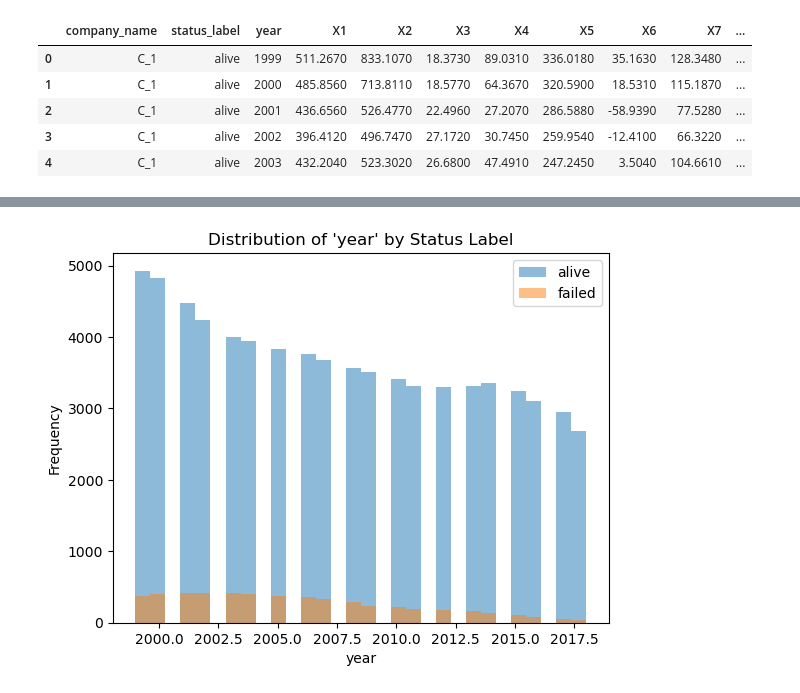
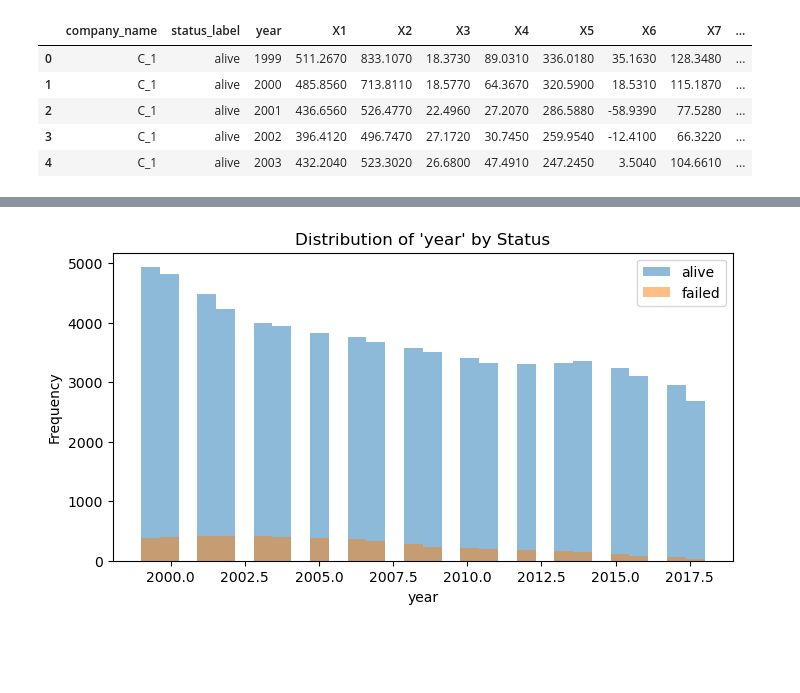
Before and after one commit to yiju-zhao/Company-Bankruptcy-Prediction, a Jupyter notebook: EDA.ipynb, the cells around one changed output, grey strips where cells are left out. Drawn from its saved outputs; the diff is of its cells as text; code cells hidden in the pictures; blank space fills up the shorter version.

```diff
--- a/EDA.ipynb
+++ b/EDA.ipynb
@@ -209,17 +186,0 @@ plt.show()
-# %%
-# Plot the 'failed' statuses by year
-
-# Filter the DataFrame to include only rows where status_label is 'failed'
-failed_df = df[df['status_label'] == 'failed']
-
-# Count the number of 'failed' statuses for each year
-failed_by_year = failed_df['year'].value_counts().sort_index()
-
-# Plot the results using a bar plot
-plt.figure(figsize=(12, 6))
-failed_by_year.plot(kind='bar')
-plt.xlabel('Year')
-plt.ylabel('Number of Failed Statuses')
-plt.title('Number of Failed Statuses by Year')
-plt.xticks(rotation=45)
-plt.show()
@@ -379,50 +288,39 @@ Number of companies with 'alive' status after any 'failed' status: 0
 # %%
-# -------------------------------------------------------------------
-# ADDITIONAL EXPLORATORY DATA ANALYSIS (EDA) IDEAS
-# -------------------------------------------------------------------
-
-import pandas as pd
-import numpy as np
-import matplotlib.pyplot as plt
-
-# 1. Compare Numeric Features by Status (Alive vs Failed)
-#    ----------------------------------------------------
-#    This will help you see how each financial metric differs
-#    on average between companies that are 'alive' vs 'failed'.
+"""
+# 6. ADDITIONAL EDA
+   - Numeric features vs. status_label
+   - Failure rate over time
+   - Correlation of numeric features with a binary failure indicator
+   - Duplicate (company, year) checks
+"""
+# 6.1 Compare Numeric Features by Status (Describe)
 numeric_cols = df.select_dtypes(include=np.number).columns
 if 'status_label' in df.columns:
-    print("\n=== DESCRIPTIVE STATS BY STATUS (NUMERIC COLUMNS) ===")
+    print("\n=== DESCRIPTIVE STATS BY STATUS (NUMERIC) ===")
     display(df.groupby('status_label')[numeric_cols].describe())
 
-# 2. Visualize Numeric Columns Grouped by Status
-#    -------------------------------------------
-#    Plot histograms or boxplots side by side for numeric features,
-#    separated by 'alive' vs 'failed'. This can highlight differences
-#    in distributions more clearly.
+# 6.2 Visualize Numeric Columns by Status
 if 'status_label' in df.columns:
     statuses = df['status_label'].unique()
     for col in numeric_cols:
-        plt.figure()
+        plt.figure(figsize=(8, 4))
         for status in statuses:
             subset = df[df['status_label'] == status]
             plt.hist(subset[col].dropna(), bins=30, alpha=0.5, label=status)
-        plt.title(f"Distribution of '{col}' by Status Label")
+        plt.title(f"Distribution of '{col}' by Status")
         plt.xlabel(col)
         plt.ylabel("Frequency")
         plt.legend()
         plt.show()
 
-# 3. Crosstab / Pivot Table of Status by Year
-#    -----------------------------------------
-#    This shows how many companies are labeled 'alive' or 'failed' each year.
+# 6.3 Crosstab / Pivot Table of Status by Year
 if 'year' in df.columns and 'status_label' in df.columns:
     print("\n=== COUNTS OF STATUS BY YEAR ===")
     status_year_ct = pd.crosstab(df['year'], df['status_label'])
     display(status_year_ct)
 
-    # Plot a grouped bar chart of alive vs failed by year
     plt.figure(figsize=(10, 6))
-    status_year_ct.plot(kind='bar', stacked=False, figsize=(10,6))
+    status_year_ct.plot(kind='bar', stacked=False)
     plt.title("Counts of Status by Year")
     plt.xlabel("Year")
     plt.ylabel("Count")
@@ -430,27 +328,22 @@ if 'year' in df.columns and 'status_label' in df.columns:
     plt.tight_layout()
     plt.show()
 
-# 4. Failure Rate Over Time
-#    -----------------------
-#    If each row is a single company-year observation, see how
-#    the fraction of companies that 'failed' changes over time.
-if 'year' in df.columns and 'company_name' in df.columns and 'status_label' in df.columns:
-    # For each year, count unique companies and how many of them are 'failed'.
+# 6.4 Failure Rate Over Time (Unique Companies)
+if {'year', 'company_name', 'status_label'}.issubset(df.columns):
     companies_by_year = df.groupby('year')['company_name'].nunique()
     failed_by_year = df[df['status_label'] == 'failed'].groupby('year')['company_name'].nunique()
 
-    # Combine into a single DataFrame
     failure_rate_df = pd.DataFrame({
         'total_companies': companies_by_year,
         'failed_companies': failed_by_year
     }).fillna(0)
-    failure_rate_df['fail_rate'] = failure_rate_df['failed_companies'] / failure_rate_df['total_companies']
+    failure_rate_df['fail_rate'] = (failure_rate_df['failed_companies'] /
+                                    failure_rate_df['total_companies'])
 
     print("\n=== FAILURE RATE BY YEAR (Unique Companies) ===")
     display(failure_rate_df)
 
-    # Plot the failure rate over time
-    plt.figure()
+    plt.figure(figsize=(8, 4))
     plt.plot(failure_rate_df.index, failure_rate_df['fail_rate'], marker='o')
     plt.title("Failure Rate Over Time")
     plt.xlabel("Year")
@@ -458,20 +351,17 @@ if 'year' in df.columns and 'company_name' in df.columns and 'status_label' in d
     plt.xticks(rotation=45)
     plt.show()
 
-# 5. Correlation of Numeric Features with Failure (Binary)
-#    ------------------------------------------------------
-#    recode 'failed' = 1, 'alive' = 0, then see
-#    how numeric features correlate with that binary outcome.
+# 6.5 Correlation of Numeric Features with a Binary 'failed' Indicator
 if 'status_label' in df.columns:
     df['failed_binary'] = df['status_label'].map({'failed': 1, 'alive': 0})
     if df['failed_binary'].notnull().any() and len(numeric_cols) > 0:
         corr_list = {}
         for col in numeric_cols:
             if df[col].dtype in [np.float64, np.int64]:
-                # Drop NaNs for correlation
                 valid_mask = df[col].notnull() & df['failed_binary'].notnull()
                 if valid_mask.sum() > 1:
-                    corr_value = np.corrcoef(df.loc[valid_mask, col], df.loc[valid_mask, 'failed_binary'])[0,1]
+                    corr_value = np.corrcoef(df.loc[valid_mask, col],
+                                             df.loc[valid_mask, 'failed_binary'])[0, 1]
                     corr_list[col] = corr_value
 
         # Sort by absolute correlation with 'failed_binary'
@@ -480,14 +370,12 @@ if 'status_label' in df.columns:
         for feature, cval in sorted_corr.items():
             print(f"{feature}: {cval:.3f}")
 
-# 6. Check for Any Duplicate (Company, Year) Pairs
-#    ---------------------------------------------
-#    Ideally, each (company_name, year) should be unique.
-if 'company_name' in df.columns and 'year' in df.columns:
-    duplicates = df.duplicated(subset=['company_name','year'], keep=False)
+# 6.6 Duplicate (Company, Year) Check
+if {'company_name', 'year'}.issubset(df.columns):
+    duplicates = df.duplicated(subset=['company_name', 'year'], keep=False)
     if duplicates.any():
         print("\n=== DUPLICATE (COMPANY, YEAR) ROWS FOUND ===")
-        display(df[duplicates].sort_values(['company_name','year']))
+        display(df[duplicates].sort_values(['company_name', 'year']))
     else:
         print("\nNo duplicate (company_name, year) rows found.")
 # %% [output]
@@ -495,6 +383,6 @@ if 'company_name' in df.columns and 'year' in df.columns:
 |  | year |  |  |  |  |  |  |  | X1 |  | ... |
 |  | count | mean | std | min | 25% | 50% | 75% | max | count | mean | ... |
 | status_label |  |  |  |  |  |  |  |  |  |  | ... |
 | alive | 73,462.0000 | 2,007.6339 | 5.7824 | 1,999.0000 | 2,002.0000 | 2,007.0000 | 2,013.0000 | 2,018.0000 | 73,462.0000 | 914.5426 | ... |
 | failed | 5,220.0000 | 2,005.7109 | 4.8059 | 1,999.0000 | 2,002.0000 | 2,005.0000 | 2,009.0000 | 2,018.0000 | 5,220.0000 | 399.3394 | ... |
-[figure, old version]
+[figure, new version]
```
Also changed, not shown: parts of 24 cells of this notebook.
